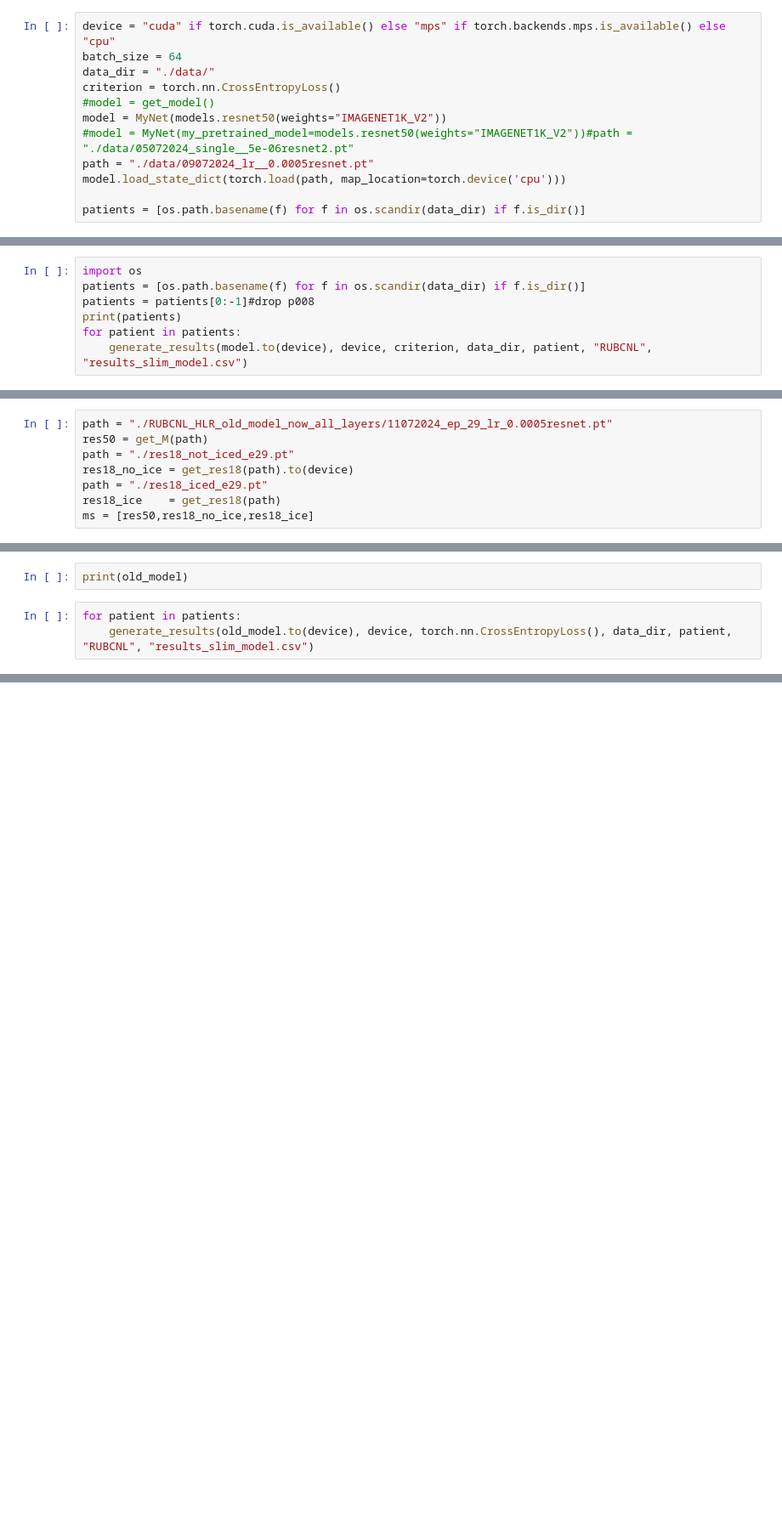
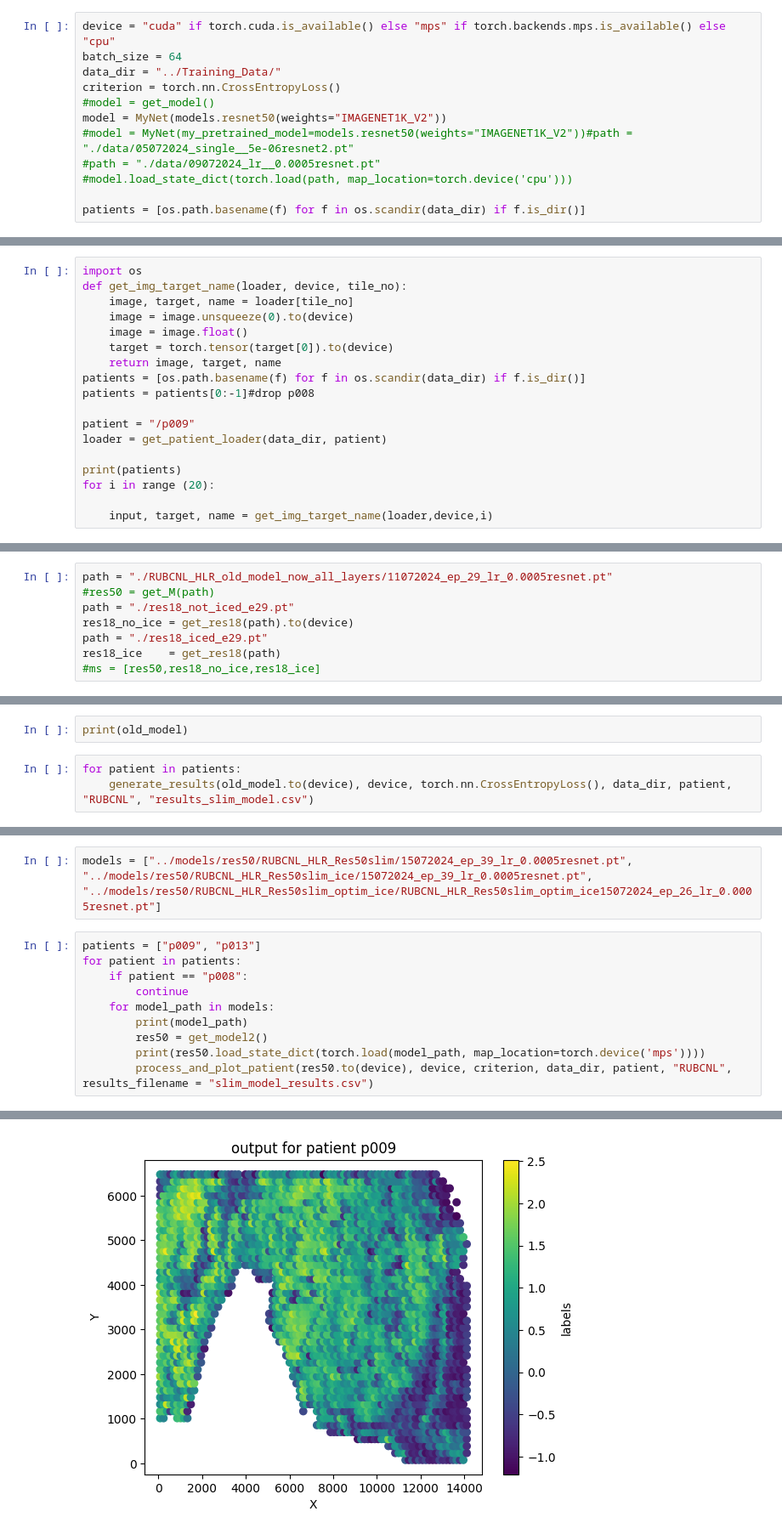
Before and after one commit to jthielmann/xai_cc, a Jupyter notebook: script/plot_prediction.ipynb, the cells around one changed output, grey strips where cells are left out. Shown at 85% size. Drawn from its saved outputs; the diff is of its cells as text; blank space fills up the shorter version.

```diff
--- a/script/plot_prediction.ipynb
+++ b/script/plot_prediction.ipynb
@@ -11,12 +9,12 @@ import scipy
 # %%
 device = "cuda" if torch.cuda.is_available() else "mps" if torch.backends.mps.is_available() else "cpu"
 batch_size = 64
-data_dir = "./data/"
+data_dir = "../Training_Data/"
 criterion = torch.nn.CrossEntropyLoss()
 #model = get_model()
 model = MyNet(models.resnet50(weights="IMAGENET1K_V2"))
 #model = MyNet(my_pretrained_model=models.resnet50(weights="IMAGENET1K_V2"))#path = "./data/05072024_single__5e-06resnet2.pt"
-path = "./data/09072024_lr__0.0005resnet.pt"
-model.load_state_dict(torch.load(path, map_location=torch.device('cpu')))
+#path = "./data/09072024_lr__0.0005resnet.pt"
+#model.load_state_dict(torch.load(path, map_location=torch.device('cpu')))
 
 patients = [os.path.basename(f) for f in os.scandir(data_dir) if f.is_dir()]
@@ -182,7 +133,18 @@ process_and_plot_patient(old_model.to(device), device, criterion, data_dir, "p00
 # %%
 import os
+def get_img_target_name(loader, device, tile_no):
+    image, target, name = loader[tile_no]
+    image = image.unsqueeze(0).to(device)
+    image = image.float()
+    target = torch.tensor(target[0]).to(device)
+    return image, target, name
 patients = [os.path.basename(f) for f in os.scandir(data_dir) if f.is_dir()]
 patients = patients[0:-1]#drop p008
+
+patient = "/p009"
+loader = get_patient_loader(data_dir, patient)
+
 print(patients)
-for patient in patients:
-    generate_results(model.to(device), device, criterion, data_dir, patient, "RUBCNL", "results_slim_model.csv")
+for i in range (20):
+
+    input, target, name = get_img_target_name(loader,device,i)
@@ -354,9 +323,9 @@ def get_MyNet2(path):
     return net
 # %%
 path = "./RUBCNL_HLR_old_model_now_all_layers/11072024_ep_29_lr_0.0005resnet.pt"
-res50 = get_M(path)
+#res50 = get_M(path)
 path = "./res18_not_iced_e29.pt"
 res18_no_ice = get_res18(path).to(device)
 path = "./res18_iced_e29.pt"
 res18_ice    = get_res18(path)
-ms = [res50,res18_no_ice,res18_ice]
+#ms = [res50,res18_no_ice,res18_ice]
@@ -434,0 +382,13 @@ pearson corr: 0.6
+# %%
+models = ["../models/res50/RUBCNL_HLR_Res50slim/15072024_ep_39_lr_0.0005resnet.pt", "../models/res50/RUBCNL_HLR_Res50slim_ice/15072024_ep_39_lr_0.0005resnet.pt", "../models/res50/RUBCNL_HLR_Res50slim_optim_ice/RUBCNL_HLR_Res50slim_optim_ice15072024_ep_26_lr_0.0005resnet.pt"]
+# %%
+patients = ["p009", "p013"]
+for patient in patients:
+    if patient == "p008":
+        continue
+    for model_path in models:
+        print(model_path)
+        res50 = get_model2()
+        print(res50.load_state_dict(torch.load(model_path, map_location=torch.device('mps'))))
+        process_and_plot_patient(res50.to(device), device, criterion, data_dir, patient, "RUBCNL", results_filename = "slim_model_results.csv")
+# %% [output]
@@ -434,0 +403 @@ pearson corr: 0.6
+[figure, added]
```
Also changed, not shown: parts of 22 cells of this notebook, 8 other files.
